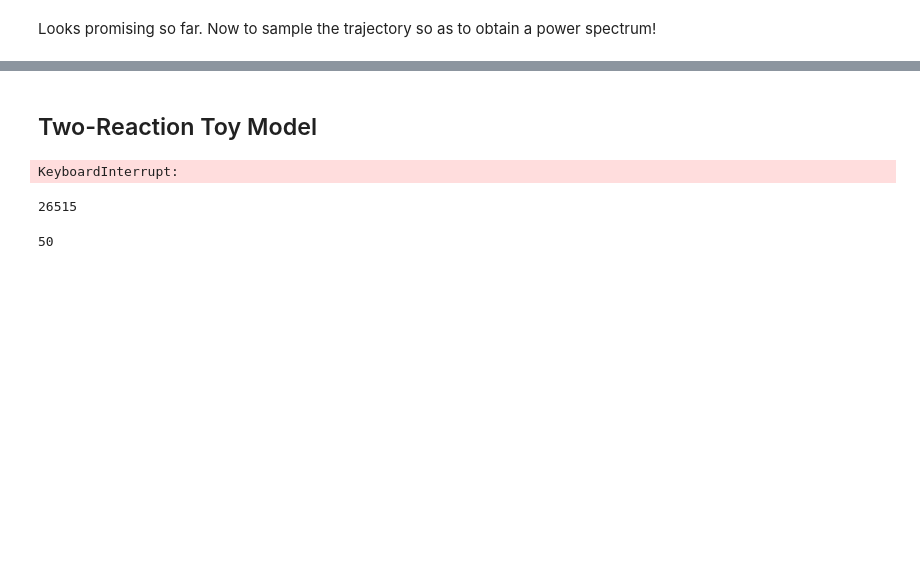
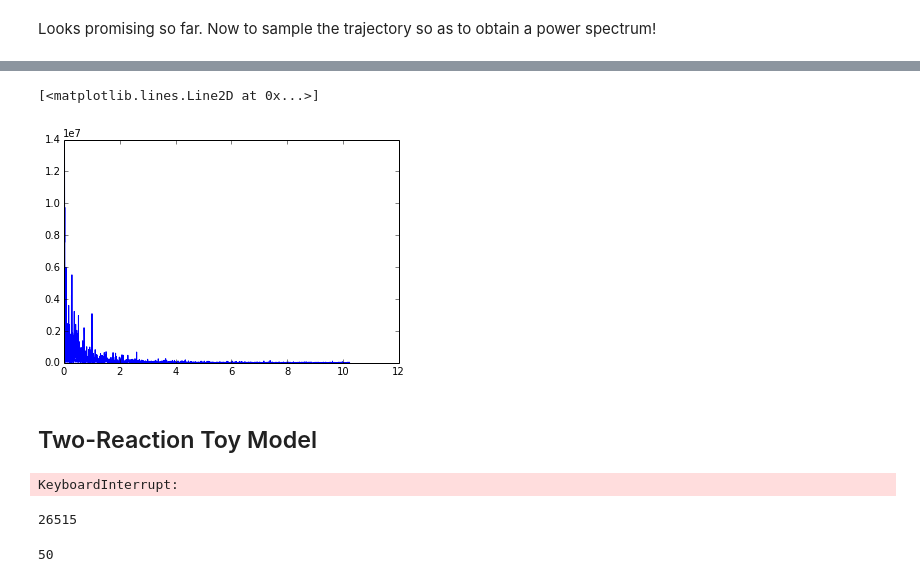
Before and after one commit to max-veit/wessa-delay, a Jupyter notebook: python/Testbed.ipynb, the cells around one changed output, grey strips where cells are left out. Cells and saved outputs as stored; diff of their text form; code cells hidden in the pictures; blank space fills up the shorter version.

```diff
--- a/python/Testbed.ipynb
+++ b/python/Testbed.ipynb
@@ -58,0 +73,3 @@ Looks promising so far. Now to sample the trajectory so as to obtain a power spe
+# %%
+amp_spec = fft.rfft(s_states, axis=1)
+freqs = fft.fftfreq(s_times.size, d=200/4096)
@@ -59,3 +84,8 @@ Looks promising so far. Now to sample the trajectory so as to obtain a power spe
+# %%
+plot(freqs[1:2048], abs(amp_spec[0,1:-1])**2)
+# %% [output]
+[<matplotlib.lines.Line2D at 0x...>]
+[figure, added]
 # %% [markdown]
 ## Two-Reaction Toy Model
 # %%
```
Also changed, not shown: parts of 22 cells of this notebook, 1 other file.
